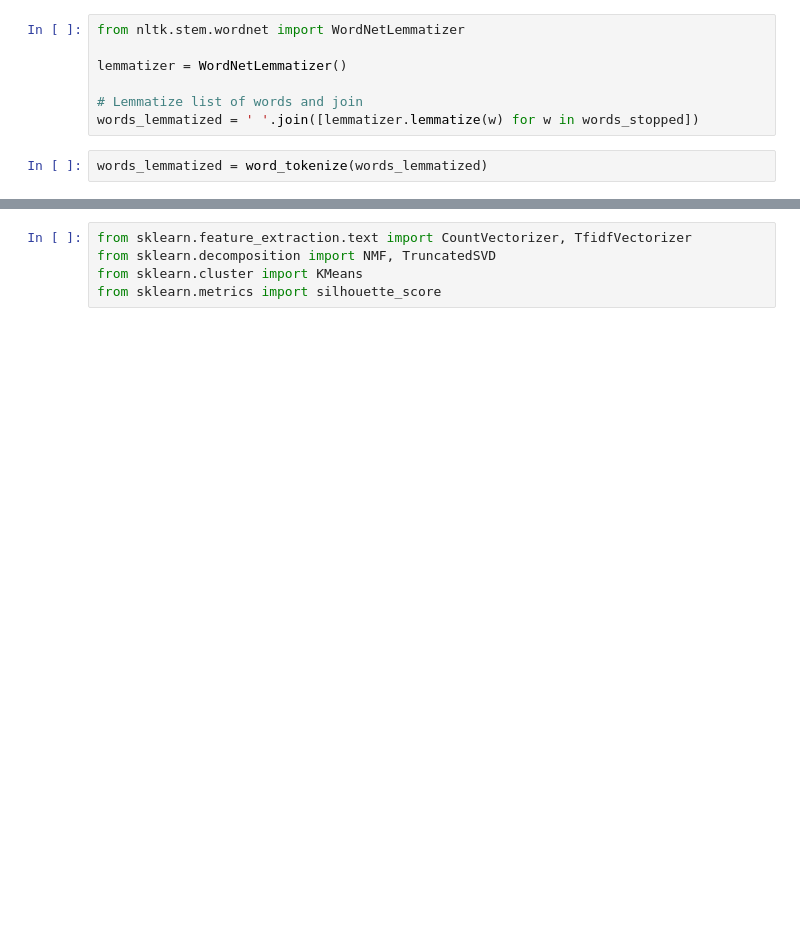
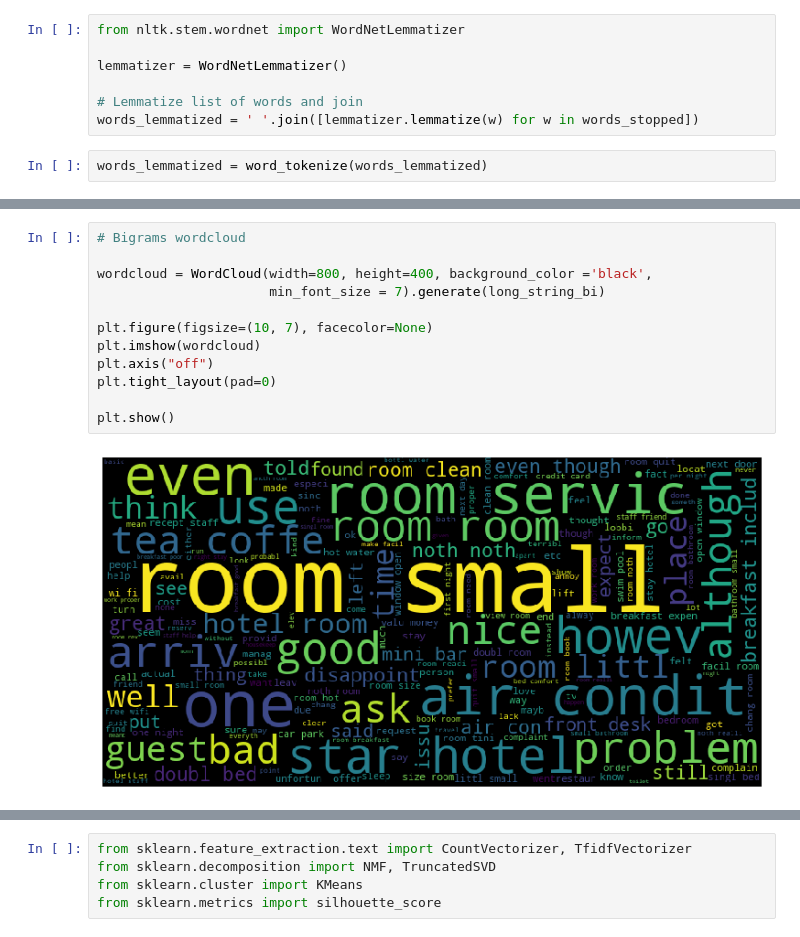
Before and after one commit to anitaguo49/Hotel-Review-Analysis-using-NLP, a Jupyter notebook: Notebook.ipynb, the cells around one changed output, grey strips where cells are left out. Cells and saved outputs as stored; diff of their text form; blank space fills up the shorter version.

```diff
--- a/Notebook.ipynb
+++ b/Notebook.ipynb
@@ -337,0 +369,14 @@ rev_scored[:50]
+# %%
+# Bigrams wordcloud
+
+wordcloud = WordCloud(width=800, height=400, background_color ='black',
+                      min_font_size = 7).generate(long_string_bi)
+
+plt.figure(figsize=(10, 7), facecolor=None)
+plt.imshow(wordcloud)
+plt.axis("off")
+plt.tight_layout(pad=0)
+
+plt.show()
+# %% [output]
+[figure, added]
```
Also changed, not shown: parts of 34 cells of this notebook.
